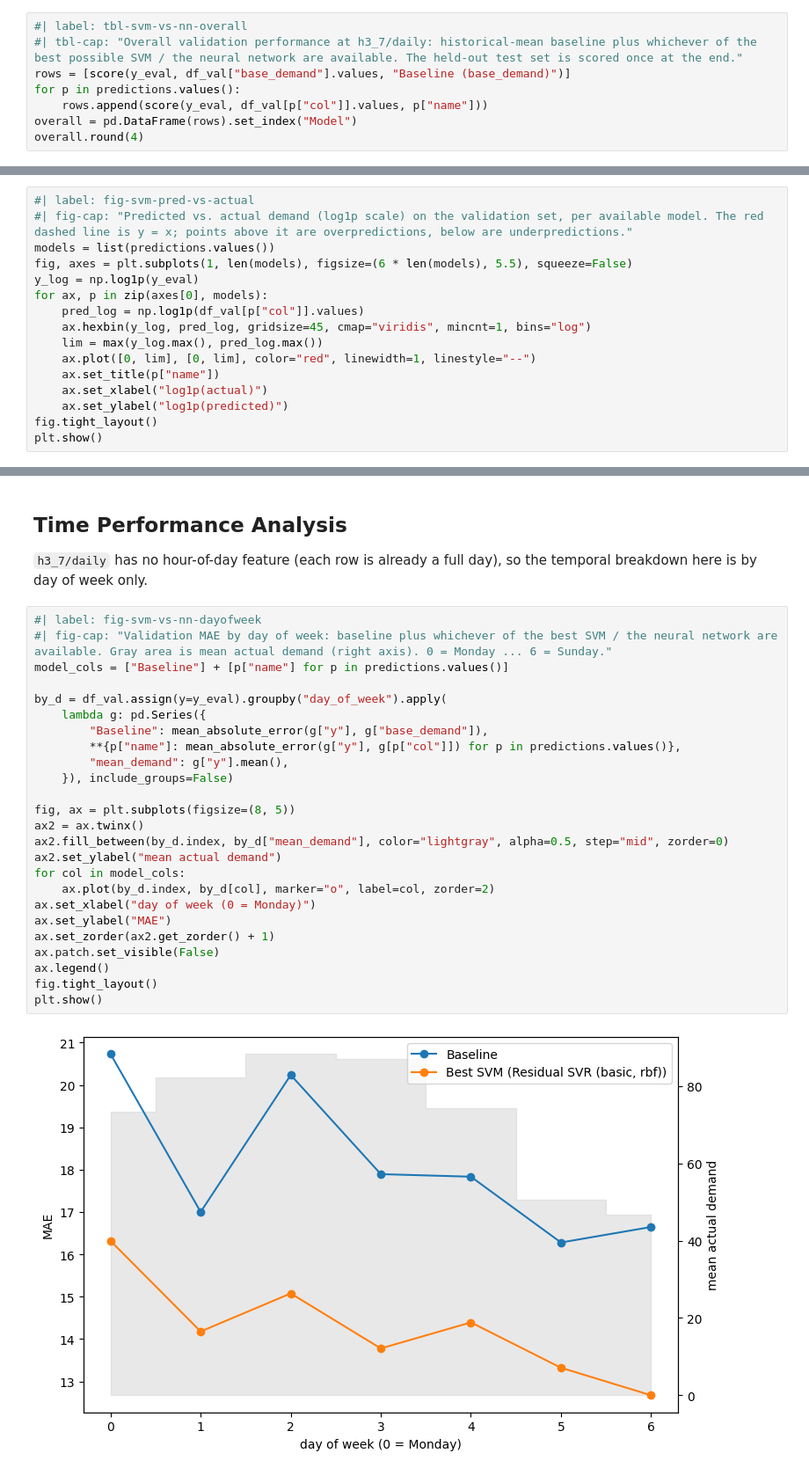
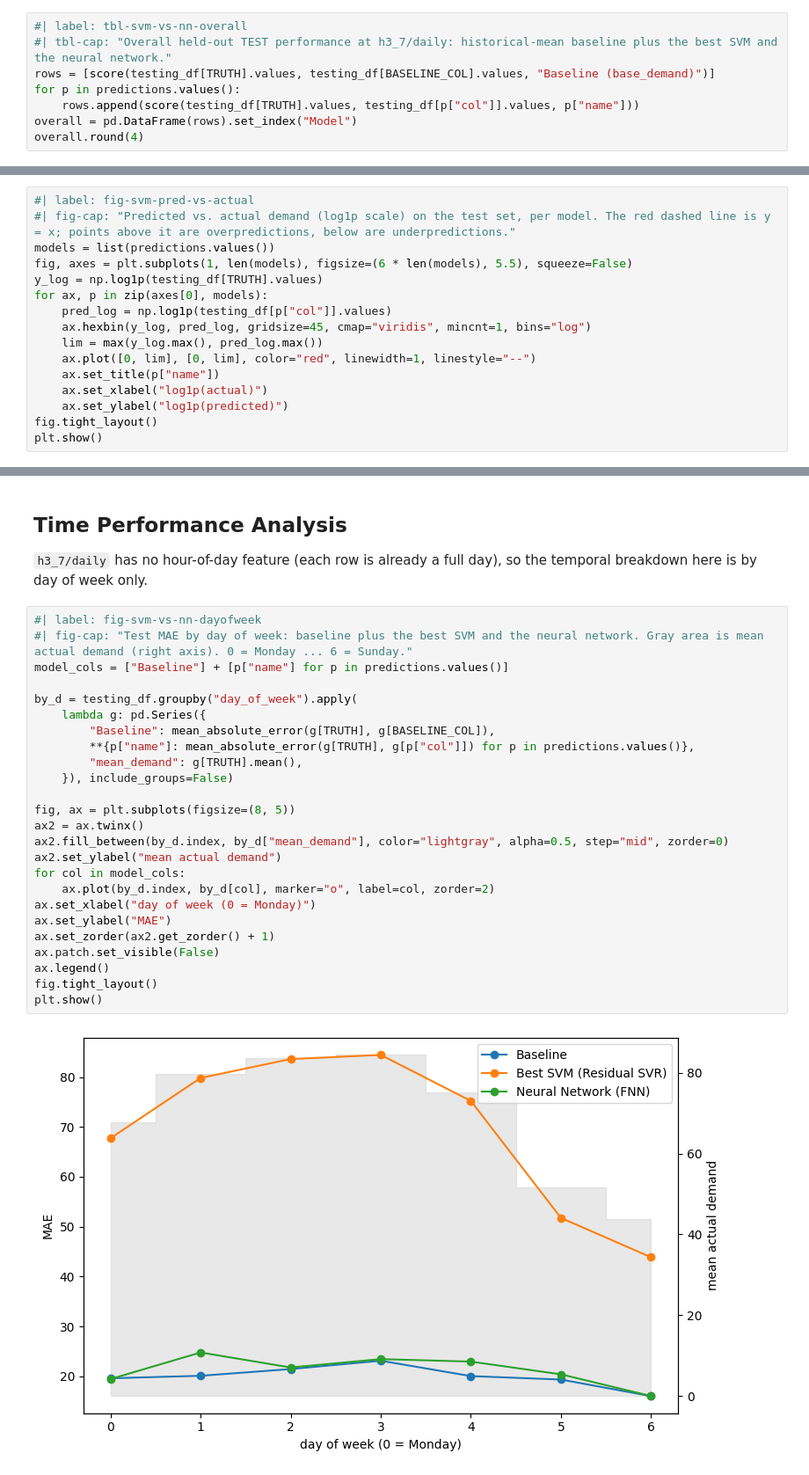
Before and after one commit to larissatheilmann/AAA_Project_Group7, a Jupyter notebook: notebooks/3.4 ModelPerformanceVisualization.ipynb, the cells around one changed output, grey strips where cells are left out. Shown at 88% size. Saved outputs shown, nothing was run; the diff lists cells and outputs as text.

```diff
--- a/notebooks/3.4 ModelPerformanceVisualization.ipynb
+++ b/notebooks/3.4 ModelPerformanceVisualization.ipynb
@@ -181,9 +86,9 @@ cell of the notebook.)
 # %%
 #| label: tbl-svm-vs-nn-overall
-#| tbl-cap: "Overall validation performance at h3_7/daily: historical-mean baseline plus whichever of the best possible SVM / the neural network are available. The held-out test set is scored once at the end."
-rows = [score(y_eval, df_val["base_demand"].values, "Baseline (base_demand)")]
+#| tbl-cap: "Overall held-out TEST performance at h3_7/daily: historical-mean baseline plus the best SVM and the neural network."
+rows = [score(testing_df[TRUTH].values, testing_df[BASELINE_COL].values, "Baseline (base_demand)")]
 for p in predictions.values():
-    rows.append(score(y_eval, df_val[p["col"]].values, p["name"]))
+    rows.append(score(testing_df[TRUTH].values, testing_df[p["col"]].values, p["name"]))
 overall = pd.DataFrame(rows).set_index("Model")
 overall.round(4)
 # %% [output]
@@ -200,12 +106,12 @@ perfect, points above it are overpredictions and below are underpredictions. It
 whether a model is biased high or low, and where in the demand range it struggles.
 # %%
 #| label: fig-svm-pred-vs-actual
-#| fig-cap: "Predicted vs. actual demand (log1p scale) on the validation set, per available model. The red dashed line is y = x; points above it are overpredictions, below are underpredictions."
+#| fig-cap: "Predicted vs. actual demand (log1p scale) on the test set, per model. The red dashed line is y = x; points above it are overpredictions, below are underpredictions."
 models = list(predictions.values())
 fig, axes = plt.subplots(1, len(models), figsize=(6 * len(models), 5.5), squeeze=False)
-y_log = np.log1p(y_eval)
+y_log = np.log1p(testing_df[TRUTH].values)
 for ax, p in zip(axes[0], models):
-    pred_log = np.log1p(df_val[p["col"]].values)
+    pred_log = np.log1p(testing_df[p["col"]].values)
     ax.hexbin(y_log, pred_log, gridsize=45, cmap="viridis", mincnt=1, bins="log")
     lim = max(y_log.max(), pred_log.max())
     ax.plot([0, lim], [0, lim], color="red", linewidth=1, linestyle="--")
@@ -382,30 +288,30 @@ Need both an SVM and an NN prediction to plot the difference map -- skipping (cu
 breakdown here is by day of week only.
 # %%
 #| label: fig-svm-vs-nn-dayofweek
-#| fig-cap: "Validation MAE by day of week: baseline plus whichever of the best SVM / the neural network are available. Gray area is mean actual demand (right axis). 0 = Monday ... 6 = Sunday."
+#| fig-cap: "Test MAE by day of week: baseline plus the best SVM and the neural network. Gray area is mean actual demand (right axis). 0 = Monday ... 6 = Sunday."
 model_cols = ["Baseline"] + [p["name"] for p in predictions.values()]
 
-by_d = df_val.assign(y=y_eval).groupby("day_of_week").apply(
+by_d = testing_df.groupby("day_of_week").apply(
     lambda g: pd.Series({
-        "Baseline": mean_absolute_error(g["y"], g["base_demand"]),
-        **{p["name"]: mean_absolute_error(g["y"], g[p["col"]]) for p in predictions.values()},
-        "mean_demand": g["y"].mean(),
+        "Baseline": mean_absolute_error(g[TRUTH], g[BASELINE_COL]),
+        **{p["name"]: mean_absolute_error(g[TRUTH], g[p["col"]]) for p in predictions.values()},
+        "mean_demand": g[TRUTH].mean(),
     }), include_groups=False)
 
 fig, ax = plt.subplots(figsize=(8, 5))
 ax2 = ax.twinx()
 ax2.fill_between(by_d.index, by_d["mean_demand"], color="lightgray", alpha=0.5, step="mid", zorder=0)
 ax2.set_ylabel("mean actual demand")
 for col in model_cols:
     ax.plot(by_d.index, by_d[col], marker="o", label=col, zorder=2)
 ax.set_xlabel("day of week (0 = Monday)")
 ax.set_ylabel("MAE")
 ax.set_zorder(ax2.get_zorder() + 1)
 ax.patch.set_visible(False)
 ax.legend()
 fig.tight_layout()
 plt.show()
 # %% [output]
-[figure, old version]
+[figure, new version]
 # %%
 #| label: fig-svm-vs-nn-scatter
```
Also changed, not shown: parts of 23 cells of this notebook, 2 other files.
